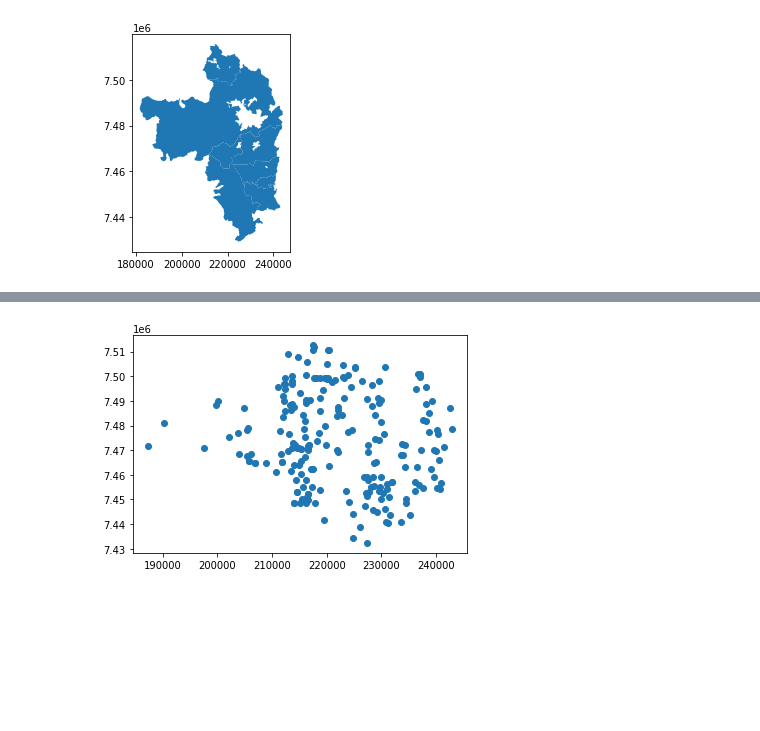
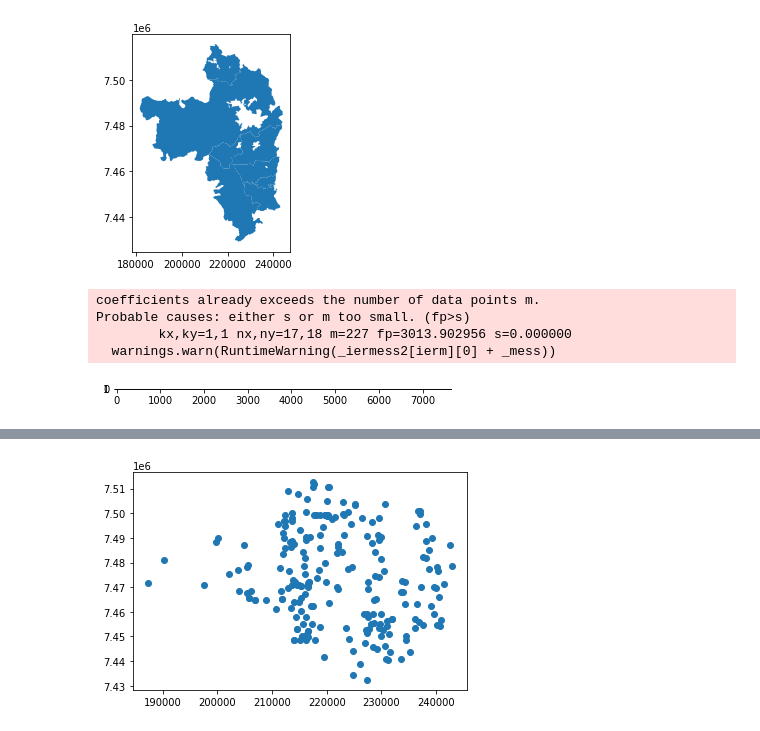
Before and after one commit to Livia-dias/Interpolate-carbono, a Jupyter notebook: interpolate.ipynb, the cells around one changed output, grey strips where cells are left out. Drawn from its saved outputs; the diff is of its cells as text; code cells hidden in the pictures; blank space fills up the shorter version.

Commit message:
tentando plotar interpolação

```diff
--- a/interpolate.ipynb
+++ b/interpolate.ipynb
@@ -39,0 +40,17 @@ y = y_f(pontos_pira.geometry.x)
+# %%
+y_f = interp2d(pontos_pira.geometry.x, pontos_pira.geometry.y, pontos_pira.Argila, 'linear')
+y = y_f(df['x'],df['y'])
+# %% [output]
+coefficients already exceeds the number of data points m.
+Probable causes: either s or m too small. (fp>s)
+        kx,ky=1,1 nx,ny=17,18 m=227 fp=3013.902956 s=0.000000
+  warnings.warn(RuntimeWarning(_iermess2[ierm][0] + _mess))
+# %%
+grid = griddata((pontos_pira.geometry.x, pontos_pira.geometry.y), pontos_pira.Argila, (df['x'],df['y']), 'linear')
+
+fig, ax = plt.subplots()
+im = ax.imshow((df['x'],df['y']))
+patch = patches.Circle((260, 200), radius=200, transform=ax.transData)
+im.set_clip_path(patch)
+# %% [output]
+[figure, added]
```
Also changed, not shown: parts of 3 cells of this notebook, 1 other file.
